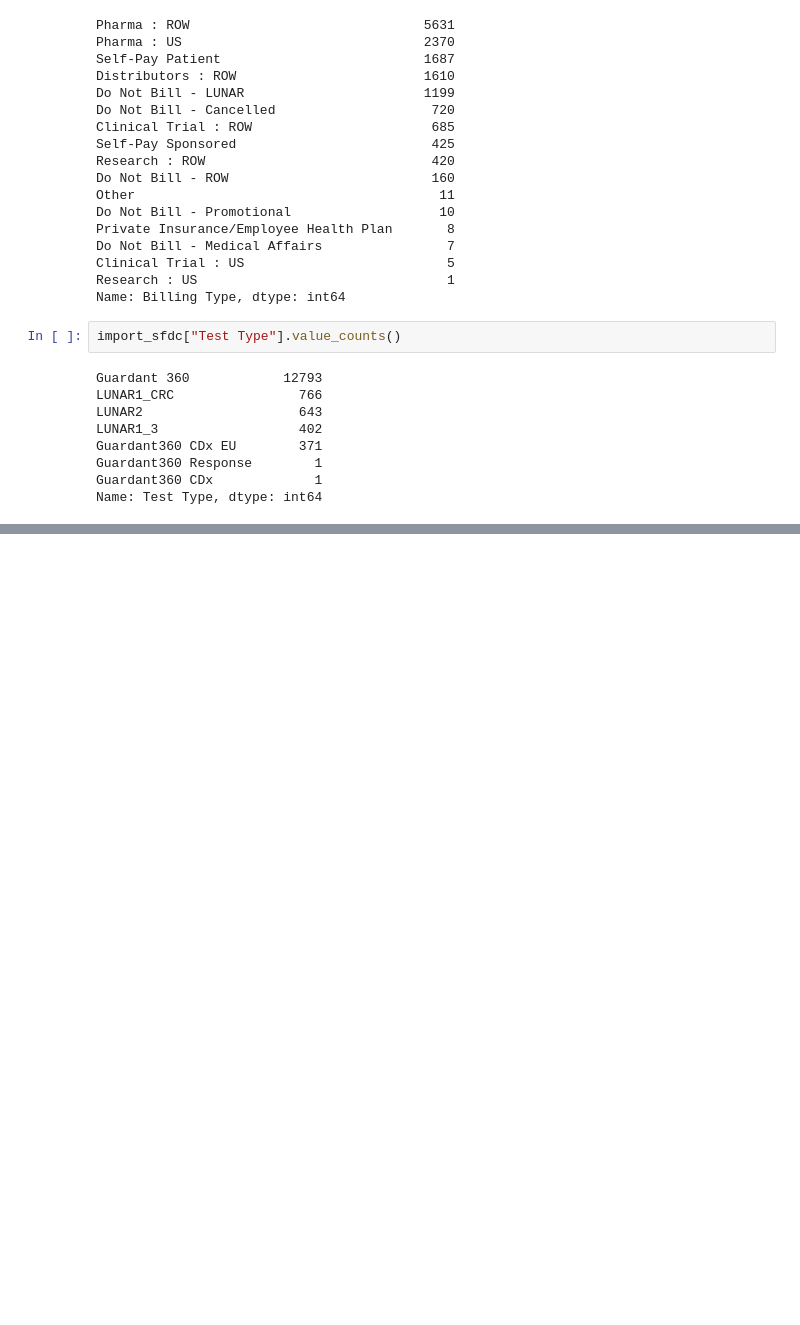
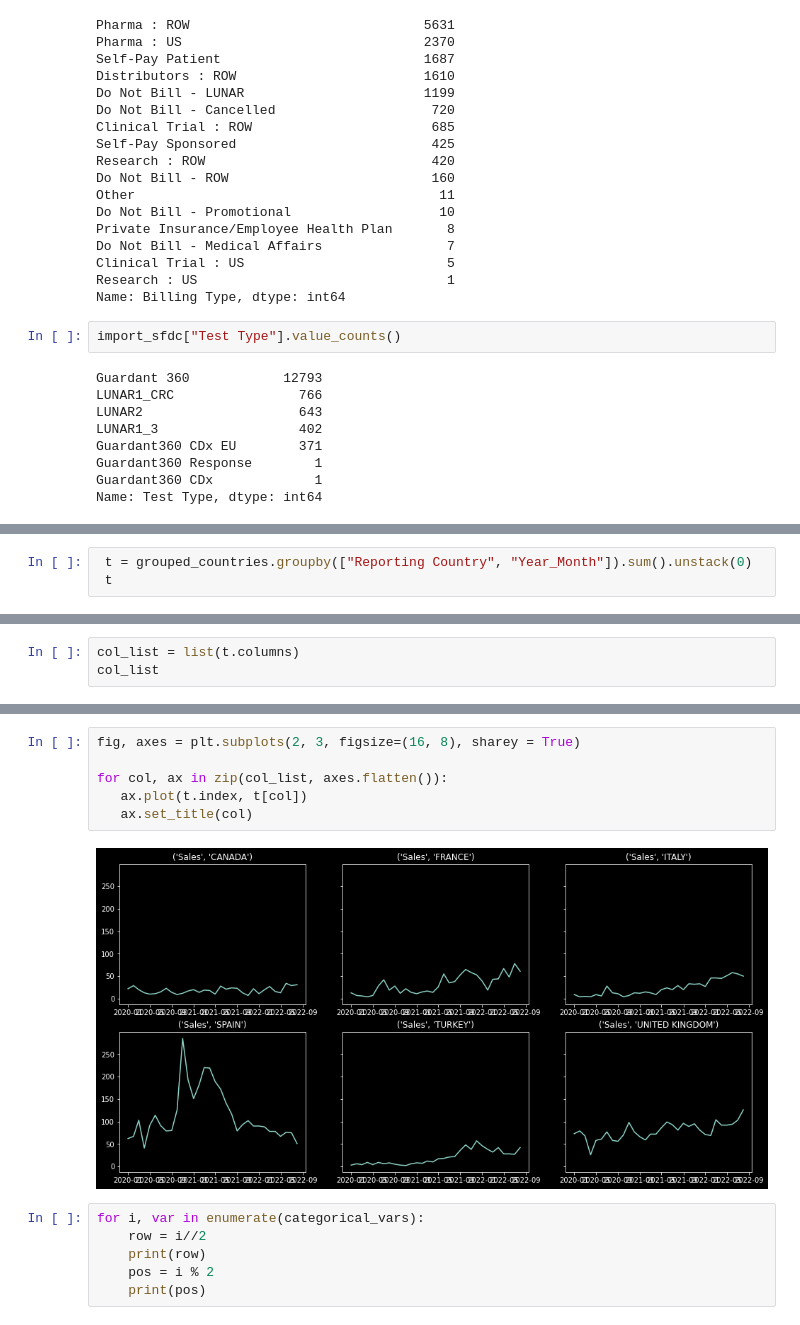
Before and after one commit to SilverSurferClash/Sales_analysis, a Jupyter notebook: Import_clean_SFDC_script.ipynb, the cells around one changed output, grey strips where cells are left out. Drawn from its saved outputs; the diff is of its cells as text; blank space fills up the shorter version.

```diff
--- a/Import_clean_SFDC_script.ipynb
+++ b/Import_clean_SFDC_script.ipynb
@@ -186,0 +424,3 @@ Name: Test Type, dtype: int64
+# %%
+ t = grouped_countries.groupby(["Reporting Country", "Year_Month"]).sum().unstack(0)
+ t
@@ -186,0 +447,3 @@ Name: Test Type, dtype: int64
+# %%
+col_list = list(t.columns)
+col_list
@@ -186,0 +469,14 @@ Name: Test Type, dtype: int64
+# %%
+fig, axes = plt.subplots(2, 3, figsize=(16, 8), sharey = True)
+
+for col, ax in zip(col_list, axes.flatten()):
+   ax.plot(t.index, t[col])
+   ax.set_title(col)
+# %% [output]
+[figure, added]
+# %%
+for i, var in enumerate(categorical_vars):
+    row = i//2
+    print(row)
+    pos = i % 2
+    print(pos)
```
Also changed, not shown: parts of 30 cells of this notebook.
